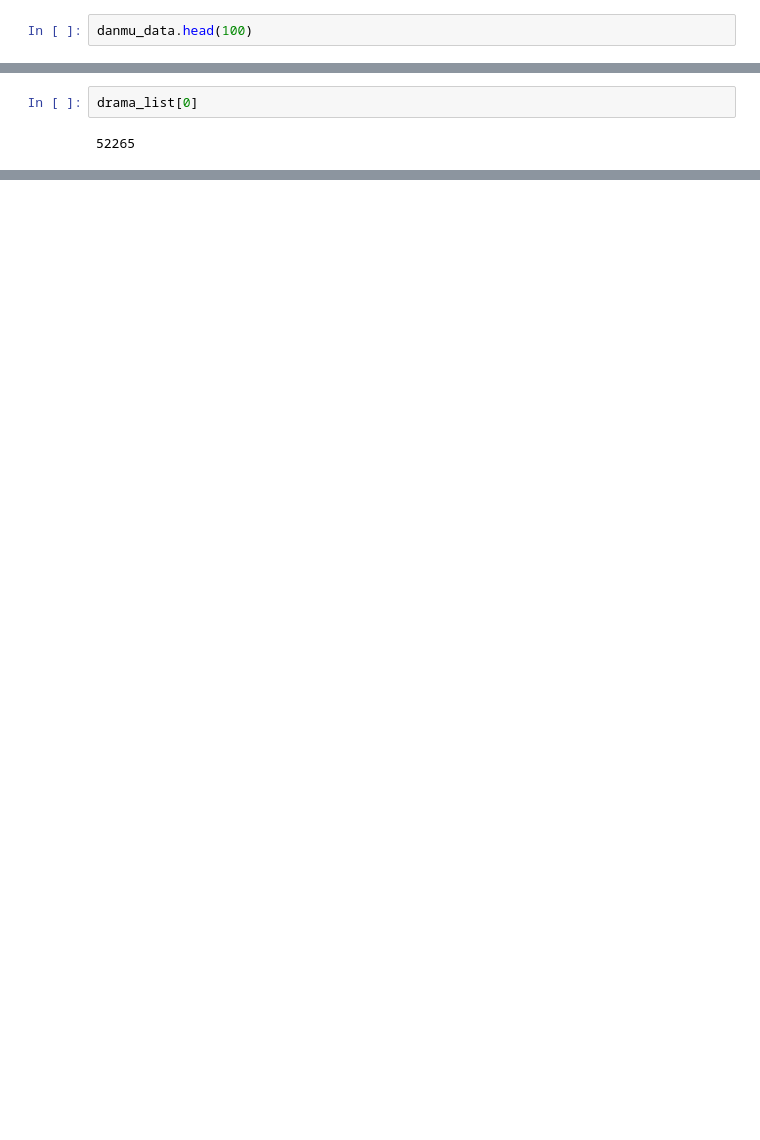
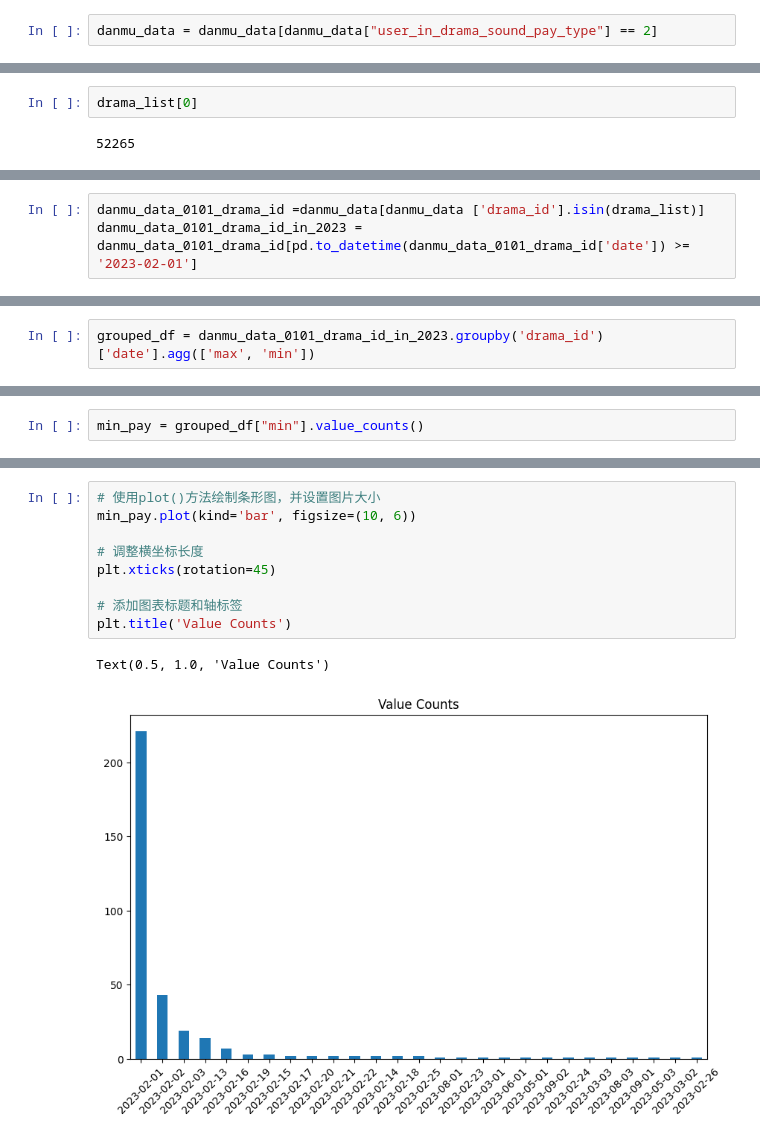
Before and after one commit to harny-wu/MaoerExperiment, a Jupyter notebook: code/MaoerDataAanalysis/one- analysis- script/data_pay_first_day_analysis.ipynb, the cells around one changed output, grey strips where cells are left out. Cells and saved outputs as stored; diff of their text form; blank space fills up the shorter version.

```diff
--- a/code/MaoerDataAanalysis/one- analysis- script/data_pay_first_day_analysis.ipynb
+++ b/code/MaoerDataAanalysis/one- analysis- script/data_pay_first_day_analysis.ipynb
@@ -7,2 +10,2 @@ danmu_data = pd.read_csv("../../../data/activeuser_submit_danmu_sound_with_drama
 # %%
-danmu_data.head(100)
+danmu_data = danmu_data[danmu_data["user_in_drama_sound_pay_type"] == 2]
@@ -88,0 +46,3 @@ danmu_1["danmu_info_date"].min()
+# %%
+danmu_data_0101_drama_id =danmu_data[danmu_data ['drama_id'].isin(drama_list)]
+danmu_data_0101_drama_id_in_2023 = danmu_data_0101_drama_id[pd.to_datetime(danmu_data_0101_drama_id['date']) >= '2023-02-01']
@@ -88,0 +65,2 @@ danmu_1["danmu_info_date"].min()
+# %%
+grouped_df = danmu_data_0101_drama_id_in_2023.groupby('drama_id')['date'].agg(['max', 'min'])
@@ -88,0 +94,2 @@ danmu_1["danmu_info_date"].min()
+# %%
+min_pay = grouped_df["min"].value_counts()
@@ -88,0 +116,12 @@ danmu_1["danmu_info_date"].min()
+# %%
+# 使用plot()方法绘制条形图，并设置图片大小
+min_pay.plot(kind='bar', figsize=(10, 6))
+
+# 调整横坐标长度
+plt.xticks(rotation=45)
+
+# 添加图表标题和轴标签
+plt.title('Value Counts')
+# %% [output]
+Text(0.5, 1.0, 'Value Counts')
+[figure, added]
```
Also changed, not shown: parts of 17 cells of this notebook, 1 other file.
